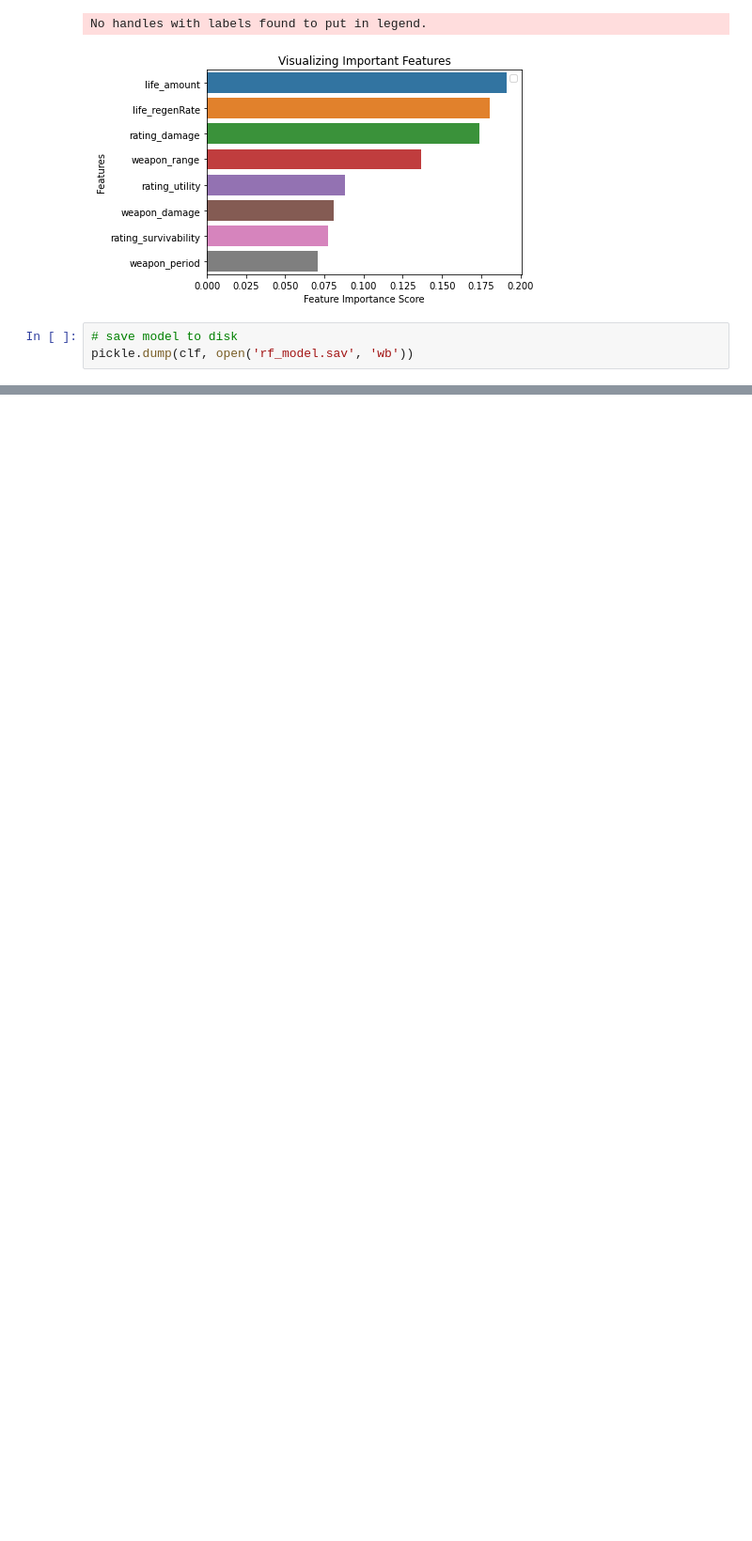
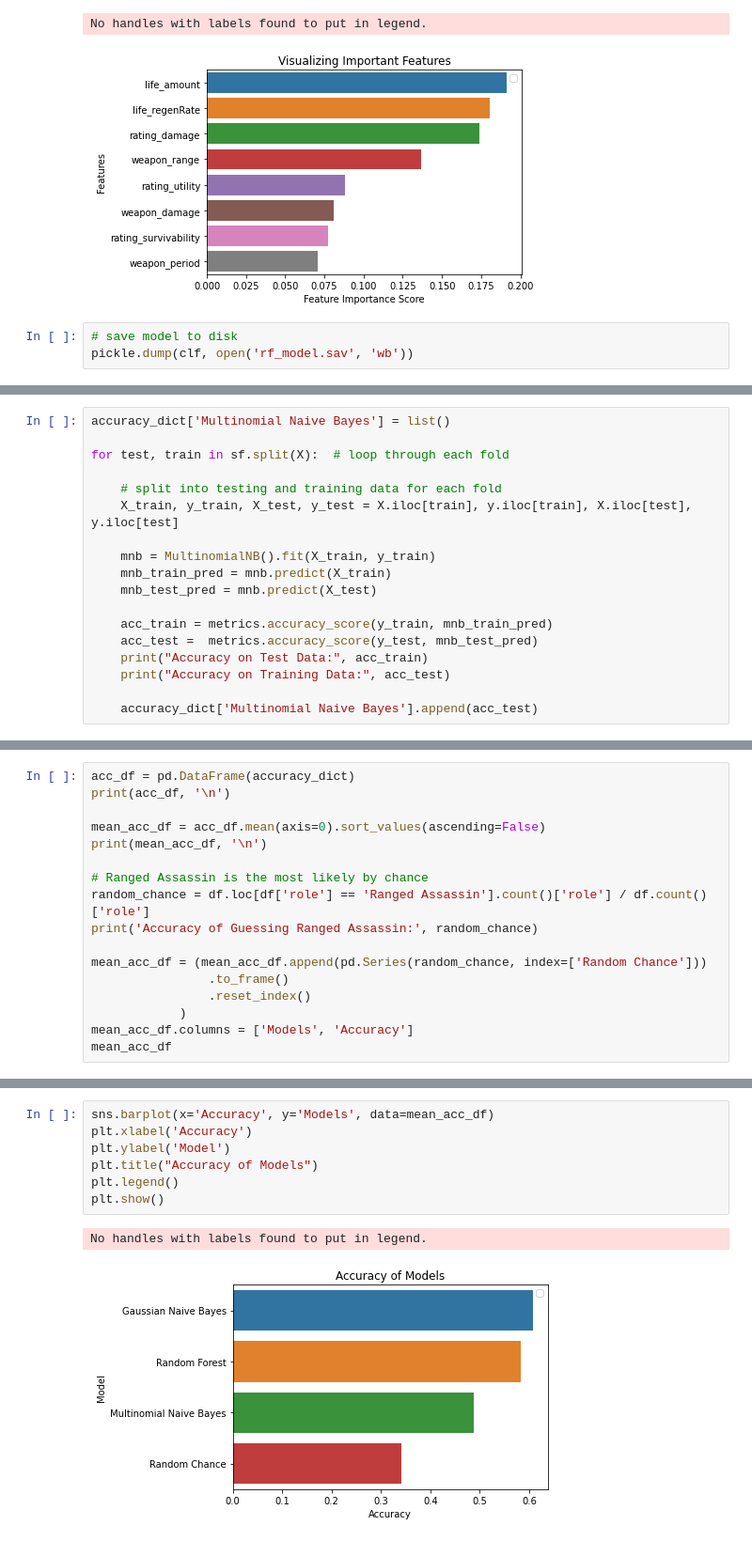
Before and after one commit to Bbold72/hots-classifier-app, a Jupyter notebook: RandomForestClassifier.ipynb, the cells around one changed output, grey strips where cells are left out. Shown: that part at 94% size. Cells and saved outputs as stored; diff of their text form; blank space fills up the shorter version.

Commit message:
do k-fold cross validation

```diff
--- a/RandomForestClassifier.ipynb
+++ b/RandomForestClassifier.ipynb
@@ -86,0 +124,18 @@ Accuracy on Training Data: 0.5384615384615384
+# %%
+accuracy_dict['Multinomial Naive Bayes'] = list()
+
+for test, train in sf.split(X):  # loop through each fold
+
+    # split into testing and training data for each fold
+    X_train, y_train, X_test, y_test = X.iloc[train], y.iloc[train], X.iloc[test], y.iloc[test]
+
+    mnb = MultinomialNB().fit(X_train, y_train)
+    mnb_train_pred = mnb.predict(X_train)
+    mnb_test_pred = mnb.predict(X_test)
+
+    acc_train = metrics.accuracy_score(y_train, mnb_train_pred)
+    acc_test =  metrics.accuracy_score(y_test, mnb_test_pred)
+    print("Accuracy on Test Data:", acc_train)
+    print("Accuracy on Training Data:", acc_test)
+
+    accuracy_dict['Multinomial Naive Bayes'].append(acc_test)
@@ -86,0 +153,17 @@ Accuracy on Training Data: 0.5384615384615384
+# %%
+acc_df = pd.DataFrame(accuracy_dict)
+print(acc_df, '\n')
+
+mean_acc_df = acc_df.mean(axis=0).sort_values(ascending=False)
+print(mean_acc_df, '\n')
+
+# Ranged Assassin is the most likely by chance
+random_chance = df.loc[df['role'] == 'Ranged Assassin'].count()['role'] / df.count()['role']
+print('Accuracy of Guessing Ranged Assassin:', random_chance)
+
+mean_acc_df = (mean_acc_df.append(pd.Series(random_chance, index=['Random Chance']))
+                .to_frame()
+                .reset_index()
+            )
+mean_acc_df.columns = ['Models', 'Accuracy']
+mean_acc_df
@@ -86,0 +189,10 @@ Accuracy on Training Data: 0.5384615384615384
+# %%
+sns.barplot(x='Accuracy', y='Models', data=mean_acc_df)
+plt.xlabel('Accuracy')
+plt.ylabel('Model')
+plt.title("Accuracy of Models")
+plt.legend()
+plt.show()
+# %% [output]
+No handles with labels found to put in legend.
+[figure, added]
```
Also changed, not shown: parts of 10 cells of this notebook.
